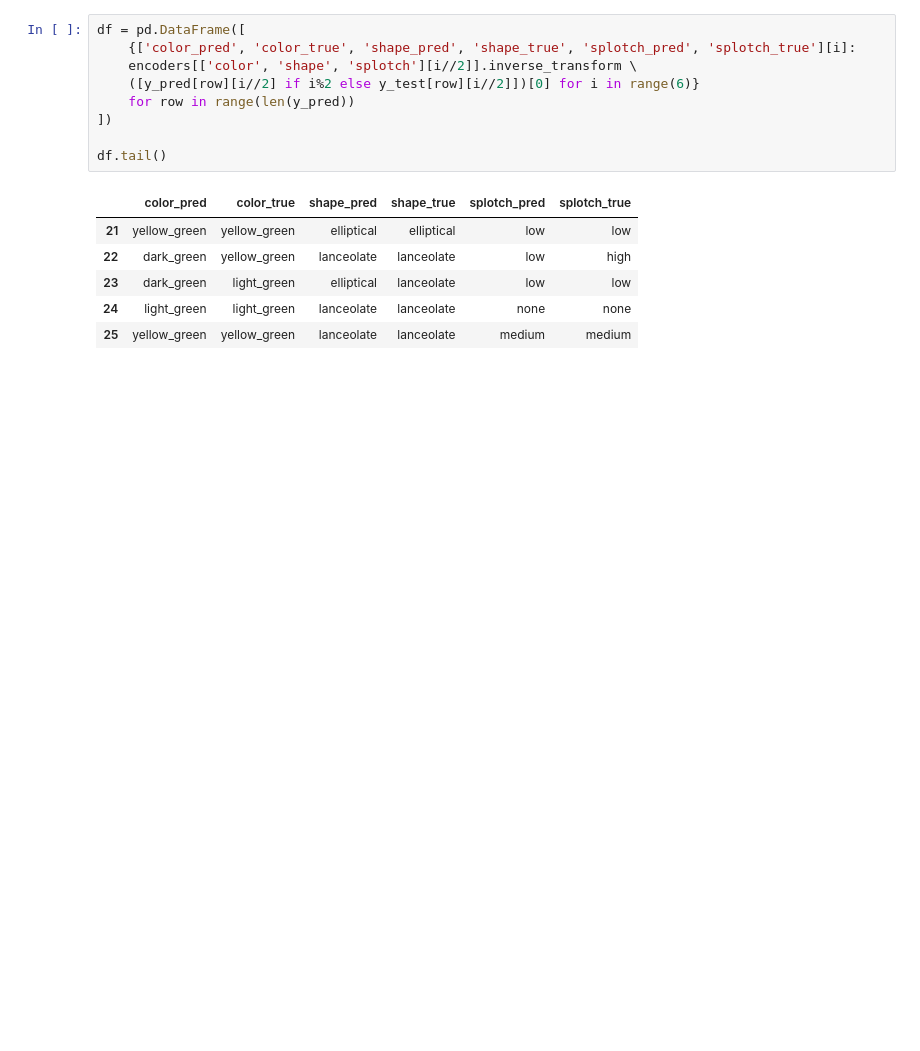
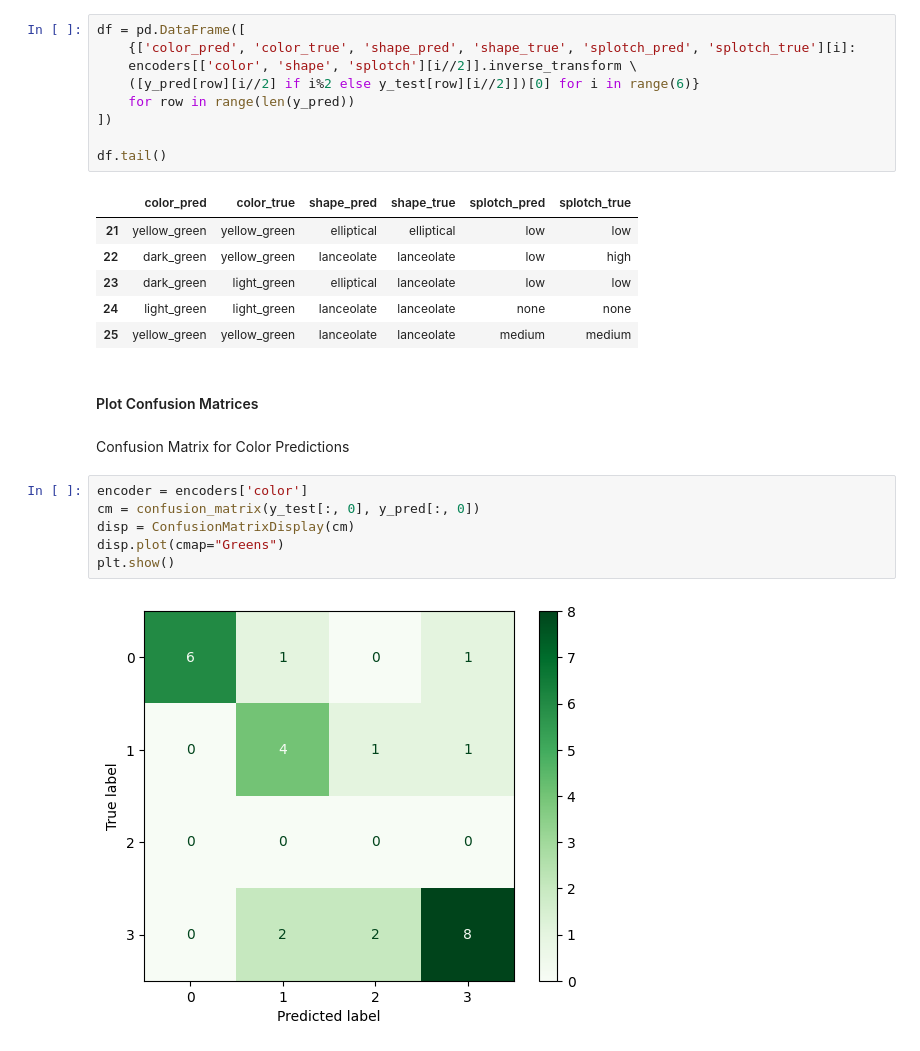
Before and after one commit to vivaansinghvi07/smoky-mountain-data-comp, a Jupyter notebook: step2/model_morph_class.ipynb, the cells around one changed output. Drawn from its saved outputs; the diff is of its cells as text; blank space fills up the shorter version.

Commit message:
added confusion matricies

```diff
--- a/step2/model_morph_class.ipynb
+++ b/step2/model_morph_class.ipynb
@@ -305,3 +306,15 @@ df.tail()
 | 23 | dark_green | light_green | elliptical | lanceolate | low | low |
 | 24 | light_green | light_green | lanceolate | lanceolate | none | none |
 | 25 | yellow_green | yellow_green | lanceolate | lanceolate | medium | medium |
+# %% [markdown]
+#### Plot Confusion Matrices
+# %% [markdown]
+Confusion Matrix for Color Predictions
+# %%
+encoder = encoders['color']
+cm = confusion_matrix(y_test[:, 0], y_pred[:, 0])
+disp = ConfusionMatrixDisplay(cm)
+disp.plot(cmap="Greens")
+plt.show()
+# %% [output]
+[figure, added]
```
Also changed, not shown: parts of 5 cells of this notebook.
